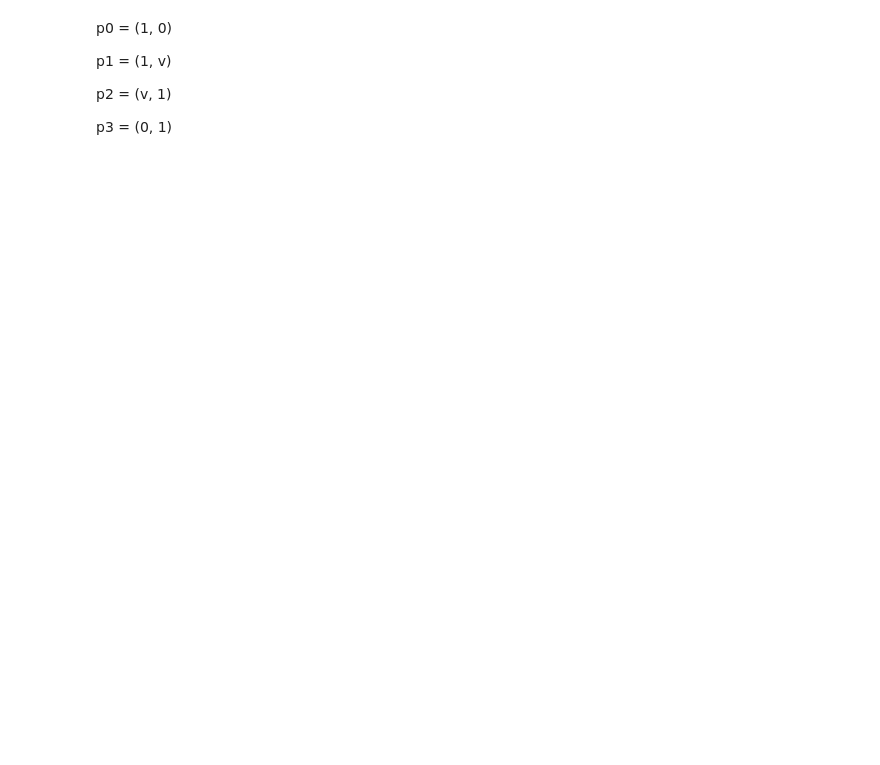
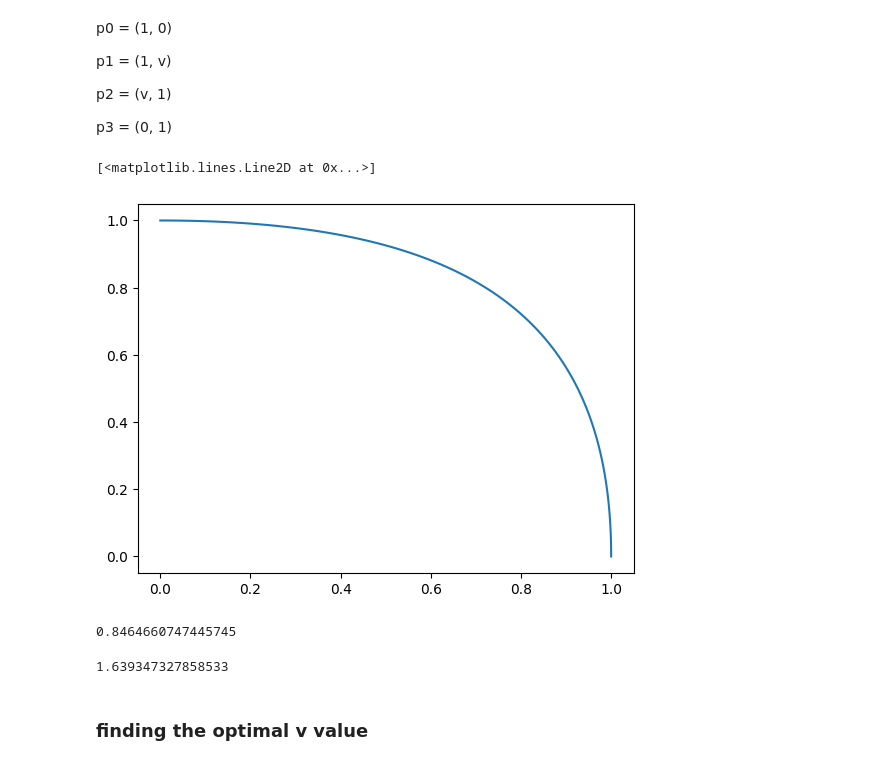
Before and after one commit to margheritatonon/codinglab, a Jupyter notebook: beziercurves.ipynb, the cells around one changed output. Saved outputs shown, nothing was run; the diff lists cells and outputs as text; code cells hidden in the pictures; blank space fills up the shorter version.

```diff
--- a/beziercurves.ipynb
+++ b/beziercurves.ipynb
@@ -9,12 +10,14 @@ p2 = (v, 1)
 
 p3 = (0, 1)
 # %%
-def bezier(ls_pts, t):
+def bezier(ls_pts, numpts):
     #initializing p0, p1, p2, p3
-    p0 = ls_pts[0]
-    p1 = ls_pts[1]
-    p2 = ls_pts[2]
-    p3 = ls_pts[3]
+    p0_x, p0_y = ls_pts[0]
+    p1_x, p1_y = ls_pts[1]
+    p2_x, p2_y = ls_pts[2]
+    p3_x, p3_y = ls_pts[3]
     #defining the bezier curve
-    b = p0*((1-t)**3) + p1*3*t*((1-t)**2) + p2*3*(1-t)*(t**2) + p3*(t**3) #how is this going to work if p0 is a tuple and not a single pt
-    return b
+    t = np.linspace(0, 1, numpts).reshape(numpts, 1)
+    b_x = (p0_x*((1-t)**3) + p1_x*3*t*((1-t)**2) + p2_x*3*(1-t)*(t**2) + p3_x*(t**3)).reshape(-1) #using reshape oto make a one dimensional array
+    b_y = (p0_y*((1-t)**3) + p1_y*3*t*((1-t)**2) + p2_y*3*(1-t)*(t**2) + p3_y*(t**3)).reshape(-1)
+    return b_x, b_y
@@ -34,0 +24,8 @@ def area_of_curve(curve, ls_pts):
+# %%
+#example:
+ls_pts = [(1,0), (1, 0.7), (0.7, 1), (0, 1)]
+x, y = bezier(ls_pts, 100)
+plt.plot(x, y)
+# %% [output]
+[<matplotlib.lines.Line2D at 0x...>]
+[figure, added]
@@ -34,0 +40,6 @@ def area_of_curve(curve, ls_pts):
+# %%
+#trying with the points defined above
+area_under_curve(x, y)
+#the optimal v will have the area close to pi/4
+# %% [output]
+0.8464660747445745
@@ -34,0 +56,8 @@ def area_of_curve(curve, ls_pts):
+# %%
+#trying with the points defined above
+length_of_curve(x, y)
+#the length of this curve should be close to pi/2
+# %% [output]
+1.639347327858533
+# %% [markdown]
+### finding the optimal v value
```
Also changed, not shown: parts of 20 cells of this notebook.
